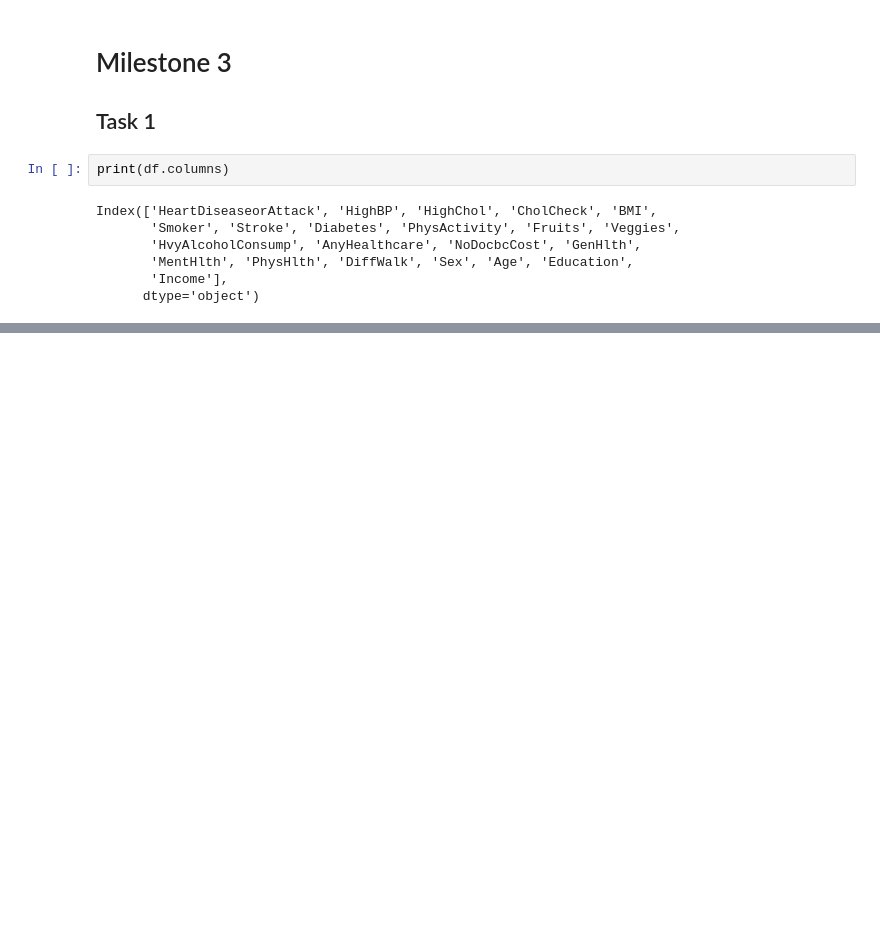
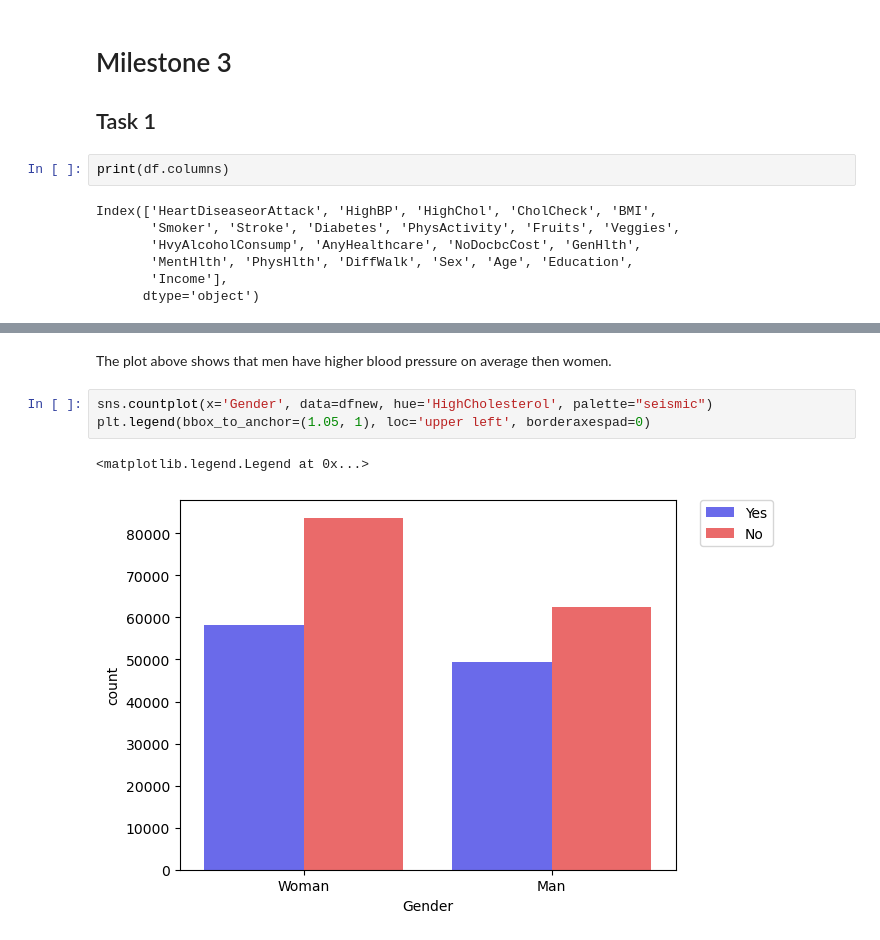
Before and after one commit to ubco-W2022T1-cosc301/project-group50, a Jupyter notebook: notebooks/analysis3.ipynb, the cells around one changed output, grey strips where cells are left out. Cells and saved outputs as stored; diff of their text form; blank space fills up the shorter version.

```diff
--- a/notebooks/analysis3.ipynb
+++ b/notebooks/analysis3.ipynb
@@ -39,0 +207,8 @@ Index(['HeartDiseaseorAttack', 'HighBP', 'HighChol', 'CholCheck', 'BMI',
+# %% [markdown]
+The plot above shows that men have higher blood pressure on average then women.
+# %%
+sns.countplot(x='Gender', data=dfnew, hue='HighCholesterol', palette="seismic")
+plt.legend(bbox_to_anchor=(1.05, 1), loc='upper left', borderaxespad=0)
+# %% [output]
+<matplotlib.legend.Legend at 0x...>
+[figure, added]
```
Also changed, not shown: parts of 29 cells of this notebook, 2 other files.
